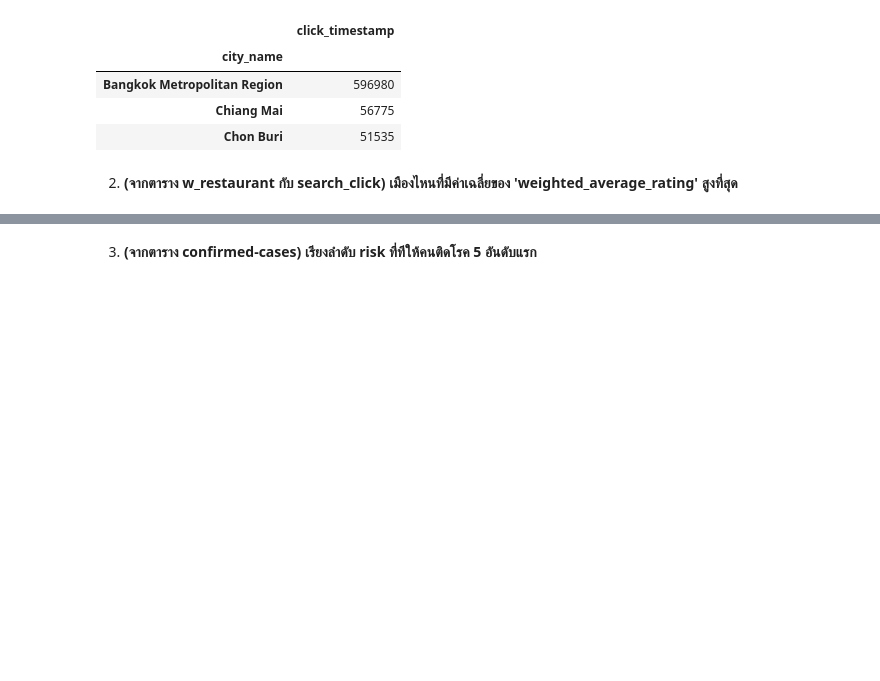
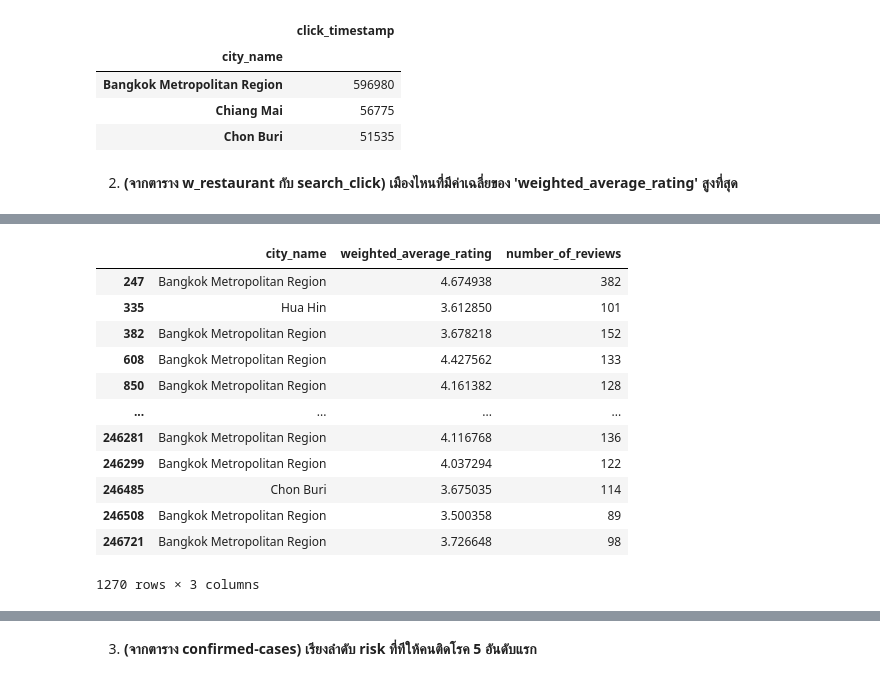
Before and after one commit to jittakorn-ch/DWDM21, a Jupyter notebook: Data_Preprocessing_(Chapter3).ipynb, the cells around one changed output, grey strips where cells are left out. Saved outputs shown, nothing was run; the diff lists cells and outputs as text; code cells hidden in the pictures; blank space fills up the shorter version.

```diff
--- a/Data_Preprocessing_(Chapter3).ipynb
+++ b/Data_Preprocessing_(Chapter3).ipynb
@@ -1559,2 +1561,19 @@ city_war
+# %%
+w_res_war_mean = w_restaurant_war[w_restaurant['number_of_reviews']>=np.mean((10,100,70,150))]
+w_res_war_mean
+# %% [output]
+|  | city_name | weighted_average_rating | number_of_reviews |
+| 247 | Bangkok Metropolitan Region | 4.674938 | 382 |
+| 335 | Hua Hin | 3.612850 | 101 |
+| 382 | Bangkok Metropolitan Region | 3.678218 | 152 |
+| 608 | Bangkok Metropolitan Region | 4.427562 | 133 |
+| 850 | Bangkok Metropolitan Region | 4.161382 | 128 |
+| ... | ... | ... | ... |
+| 246281 | Bangkok Metropolitan Region | 4.116768 | 136 |
+| 246299 | Bangkok Metropolitan Region | 4.037294 | 122 |
+| 246485 | Chon Buri | 3.675035 | 114 |
+| 246508 | Bangkok Metropolitan Region | 3.500358 | 89 |
+| 246721 | Bangkok Metropolitan Region | 3.726648 | 98 |
+1270 rows × 3 columns
 # %%
 ### เมืองที่มีค่าเฉลี่ยของ 'weighted_average_rating' สูงที่สุด 10 อันดับแรก
```
Also changed, not shown: parts of 18 cells of this notebook.
